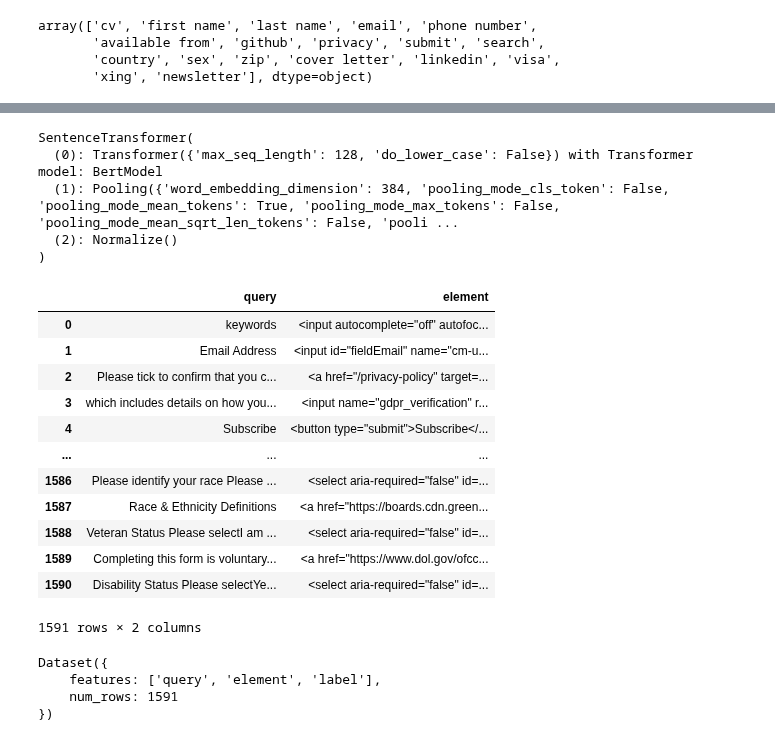
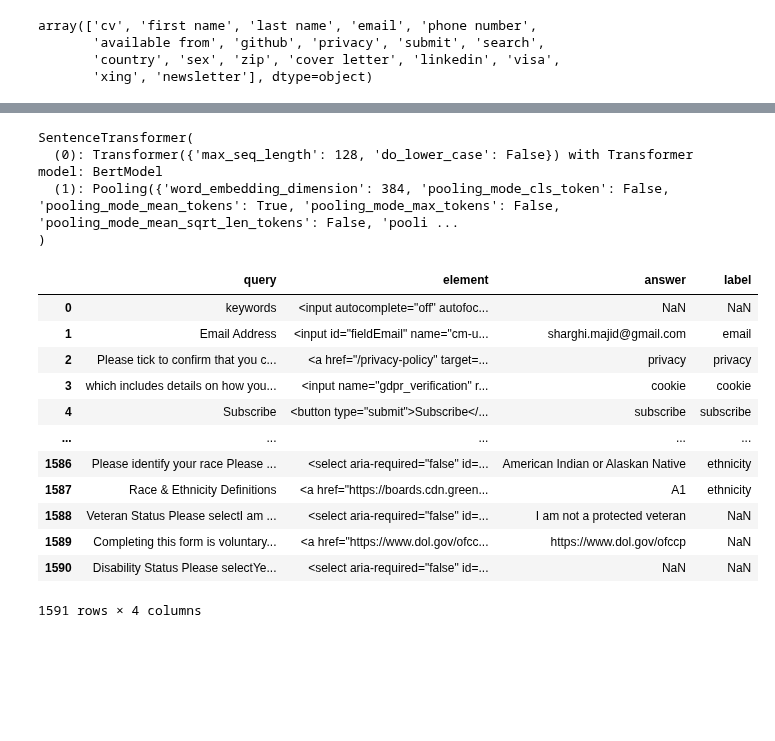
Before and after one commit to majidsh97/LLM, a Jupyter notebook: naiv_rag copy.ipynb, the cells around one changed output, grey strips where cells are left out. Cells and saved outputs as stored; diff of their text form; code cells hidden in the pictures; blank space fills up the shorter version.

```diff
--- a/naiv_rag copy.ipynb
+++ b/naiv_rag copy.ipynb
@@ -104,12 +99,13 @@ test_dataset
 # %%
 from sentence_transformers  import SentenceTransformer
 #from transformers import AutoModel
-
-embdeding_tokenizer = AutoTokenizer.from_pretrained('sentence-transformers/all-MiniLM-L12-v2',cache_dir=cache_dir)
+model_name= 'sentence-transformers/paraphrase-multilingual-MiniLM-L12-v2'
+#sentence-transformers/all-MiniLM-L12-v2
+embdeding_tokenizer = AutoTokenizer.from_pretrained(model_name,cache_dir=cache_dir)
 
 #embeding_model= AutoModel.from_pretrained('sentence-transformers/all-MiniLM-L12-v2',cache_dir=cache_dir)#.to('cuda')
-embeding_model= SentenceTransformer('sentence-transformers/all-MiniLM-L12-v2',cache_folder=cache_dir)#.to('cuda')
-guide_model= SentenceTransformer('sentence-transformers/all-MiniLM-L12-v2',cache_folder=cache_dir)#.to('cuda')
+embeding_model= SentenceTransformer(model_name,cache_folder=cache_dir)#.to('cuda')
+#guide_model= SentenceTransformer(model_name,cache_folder=cache_dir)#.to('cuda')
 
 
 
@@ -119,25 +115,24 @@ embeding_model
 SentenceTransformer(
   (0): Transformer({'max_seq_length': 128, 'do_lower_case': False}) with Transformer model: BertModel
   (1): Pooling({'word_embedding_dimension': 384, 'pooling_mode_cls_token': False, 'pooling_mode_mean_tokens': True, 'pooling_mode_max_tokens': False, 'pooling_mode_mean_sqrt_len_tokens': False, 'pooli ...
-  (2): Normalize()
 )
 # %%
-data = pd.read_excel('query_element_3.xlsx')
+data = pd.read_excel('query_element_4.xlsx')
 data
 # %% [output]
-|  | query | element |
-| 0 | keywords | <input autocomplete="off" autofoc... |
-| 1 | Email Address | <input id="fieldEmail" name="cm-u... |
-| 2 | Please tick to confirm that you c... | <a href="/privacy-policy" target=... |
-| 3 | which includes details on how you... | <input name="gdpr_verification" r... |
-| 4 | Subscribe | <button type="submit">Subscribe</... |
-| ... | ... | ... |
-| 1586 | Please identify your race Please ... | <select aria-required="false" id=... |
-| 1587 | Race & Ethnicity Definitions | <a href="https://boards.cdn.green... |
-| 1588 | Veteran Status Please selectI am ... | <select aria-required="false" id=... |
-| 1589 | Completing this form is voluntary... | <a href="https://www.dol.gov/ofcc... |
-| 1590 | Disability Status Please selectYe... | <select aria-required="false" id=... |
+|  | query | element | answer | label |
+| 0 | keywords | <input autocomplete="off" autofoc... | NaN | NaN |
+| 1 | Email Address | <input id="fieldEmail" name="cm-u... | sharghi.majid@gmail.com | email |
+| 2 | Please tick to confirm that you c... | <a href="/privacy-policy" target=... | privacy | privacy |
+| 3 | which includes details on how you... | <input name="gdpr_verification" r... | cookie | cookie |
+| 4 | Subscribe | <button type="submit">Subscribe</... | subscribe | subscribe |
+| ... | ... | ... | ... | ... |
+| 1586 | Please identify your race Please ... | <select aria-required="false" id=... | American Indian or Alaskan Native | ethnicity |
+| 1587 | Race & Ethnicity Definitions | <a href="https://boards.cdn.green... | A1 | ethnicity |
+| 1588 | Veteran Status Please selectI am ... | <select aria-required="false" id=... | I am not a protected veteran | NaN |
+| 1589 | Completing this form is voluntary... | <a href="https://www.dol.gov/ofcc... | https://www.dol.gov/ofccp | NaN |
+| 1590 | Disability Status Please selectYe... | <select aria-required="false" id=... | NaN | NaN |
-1591 rows × 2 columns
+1591 rows × 4 columns
 # %%
 #embeding_model = get_peft_model(embeding_model,LoraConfig(target_modules=['query','value']))
 #embeding_model.print_trainable_parameters()
@@ -158,10 +162,12 @@ def mean_pooling(model_output, attention_mask):
 # %%
-data.loc[:,'label']=1
-train_dataset = datasets.Dataset.from_pandas(data)
-train_dataset
+#data.loc[:,'label']=1
+features = Features({
+    'query': Value('string'),
+    'element': Value('string'),
+    'answer': Value('string'),
+    'label': Value('int64')
+})
+train_dataset = datasets.Dataset.from_pandas(data,features)
+
+train_dataset = train_dataset.remove_columns(['answer'])#,'label'])
-# %% [output]
-Dataset({
-    features: ['query', 'element', 'label'],
-    num_rows: 1591
-})
 # %%
```
Also changed, not shown: parts of 9 cells of this notebook, 6 other files.
